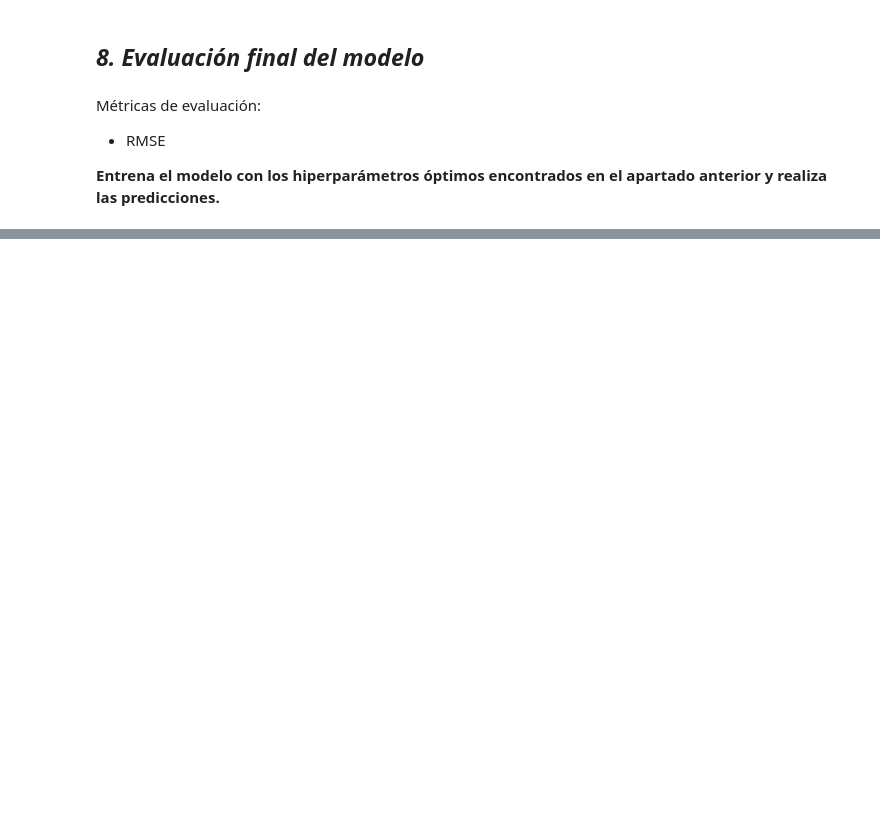
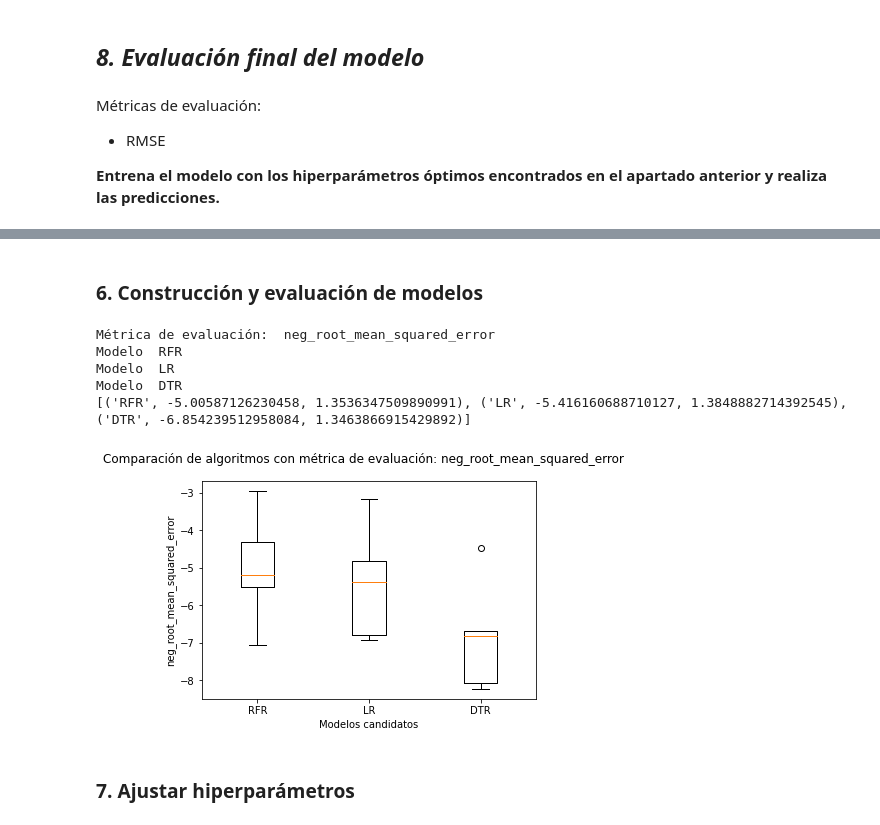
Before and after one commit to sbarja/curso-intro-machine-learning, a Jupyter notebook: EJ2-regresion-consumos-solucion.ipynb, the cells around one changed output, grey strips where cells are left out. Drawn from its saved outputs; the diff is of its cells as text; code cells hidden in the pictures; blank space fills up the shorter version.

```diff
--- a/EJ2-regresion-consumos-solucion.ipynb
+++ b/EJ2-regresion-consumos-solucion.ipynb
@@ -498,0 +600,80 @@ Métricas de evaluación:
+# %%
+# Atributos X (features); etiquetas y (target)
+
+X = data.drop(['consumo'], axis=1)
+y = data['consumo']
+# %%
+from sklearn.model_selection import train_test_split
+
+test_size = 0.2  # porcentaje de los datos de entrada que utilizaré para validar el modelo
+
+# Divido los datos en datos de entreno, validación y prueba
+X_train, X_test, y_train, y_test = train_test_split(X, y, test_size=test_size,
+                                                    shuffle=False)
+
+
+X_train, X_val, y_train, y_val = train_test_split(X_train, y_train, test_size=test_size,
+                shuffle=False)
+# %% [markdown]
+### 6. Construcción y evaluación de modelos
+# %%
+from sklearn.linear_model import LinearRegression
+from sklearn import svm
+from sklearn.neighbors import KNeighborsRegressor
+from sklearn.tree import DecisionTreeRegressor
+from sklearn.ensemble import RandomForestRegressor, GradientBoostingRegressor
+
+
+num_folds = 5
+error_metrics = {'neg_root_mean_squared_error'}
+models = {('LR', LinearRegression()),
+           ('DTR', DecisionTreeRegressor()), ('RFR', RandomForestRegressor())}
+
+
+results = [] # guarda los resultados de las métricas de evaluación
+names = []  # Nombre de cada algoritmo
+msg = []  # imprime el resumen del método de cross-validation
+
+
+from sklearn.model_selection import KFold, cross_val_score, GridSearchCV
+
+ite = 0
+
+# Entreno con validación cruzada
+for scoring in error_metrics:
+
+    print('Métrica de evaluación: ', scoring)
+    for name, model in models:
+        print('Modelo ', name)
+        cross_validation = KFold(n_splits=num_folds, shuffle=False)
+        cv_results = cross_val_score(model, X_train, y_train, cv=cross_validation, scoring=scoring)
+        results.append(cv_results)
+        if ite == 0:
+          names.append(name)
+        resume = (name, cv_results.mean(), cv_results.std())
+        msg.append(resume)
+    print(msg)
+
+    # Comparar resultados entre algoritmos
+    fig = plt.figure()
+    fig.suptitle('Comparación de algoritmos con métrica de evaluación: %s' %scoring)
+    ax = fig.add_subplot(111)
+    ax.set_xlabel('Modelos candidatos')
+    ax.set_ylabel('%s' %scoring)
+    plt.boxplot(results)
+
+    ax.set_xticklabels(names)
+    plt.show()
+
+    results = []
+
+    ite += 1
+# %% [output]
+Métrica de evaluación:  neg_root_mean_squared_error
+Modelo  RFR
+Modelo  LR
+Modelo  DTR
+[('RFR', -5.00587126230458, 1.3536347509890991), ('LR', -5.416160688710127, 1.3848882714392545), ('DTR', -6.854239512958084, 1.3463866915429892)]
+[figure, added]
+# %% [markdown]
+### 7. Ajustar hiperparámetros
```
Also changed, not shown: parts of 40 cells of this notebook.
